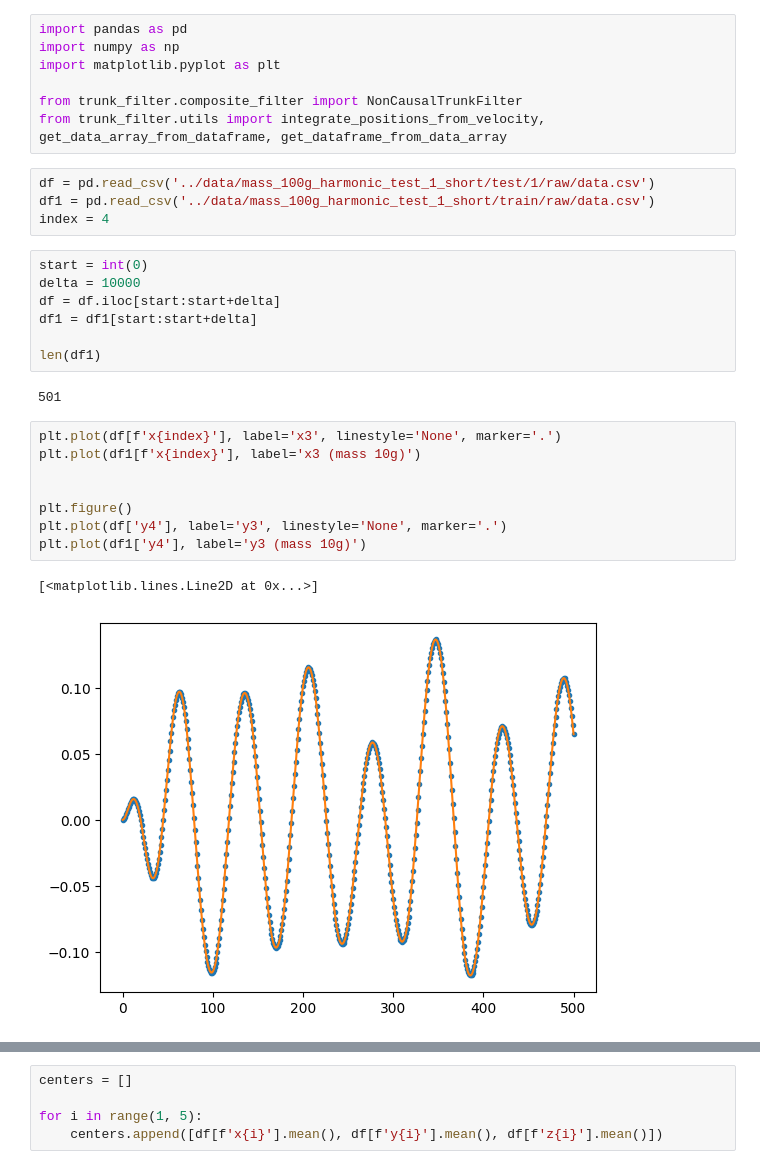
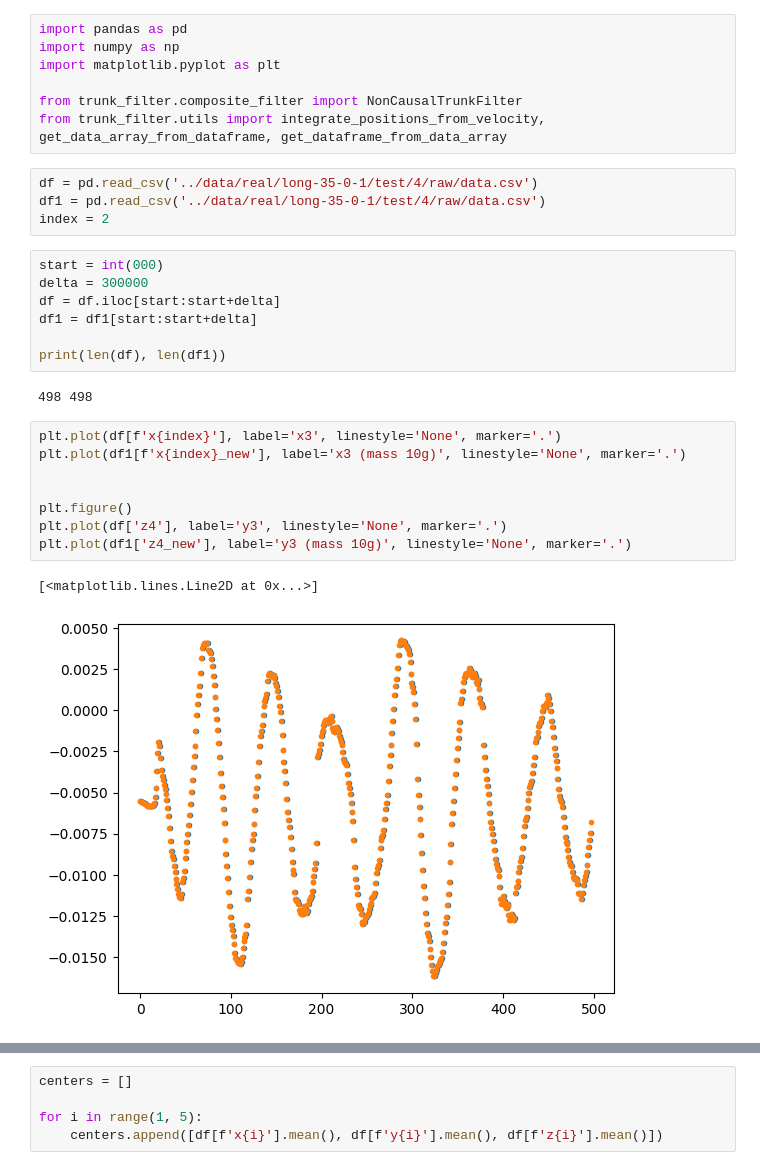
Before and after one commit to patrick-benito/trunk-gnn, a Jupyter notebook: scripts/visualize_dataset.ipynb, the cells around one changed output, grey strips where cells are left out. Saved outputs shown, nothing was run; the diff lists cells and outputs as text.

```diff
--- a/scripts/visualize_dataset.ipynb
+++ b/scripts/visualize_dataset.ipynb
@@ -6,26 +6,26 @@ import matplotlib.pyplot as plt
 from trunk_filter.composite_filter import NonCausalTrunkFilter
 from trunk_filter.utils import integrate_positions_from_velocity, get_data_array_from_dataframe, get_dataframe_from_data_array
 # %%
-df = pd.read_csv('../data/mass_100g_harmonic_test_1_short/test/1/raw/data.csv')
-df1 = pd.read_csv('../data/mass_100g_harmonic_test_1_short/train/raw/data.csv')
-index = 4
+df = pd.read_csv('../data/real/long-35-0-1/test/4/raw/data.csv')
+df1 = pd.read_csv('../data/real/long-35-0-1/test/4/raw/data.csv')
+index = 2
 # %%
-start = int(0)
-delta = 10000
+start = int(000)
+delta = 300000
 df = df.iloc[start:start+delta]
 df1 = df1[start:start+delta]
 
-len(df1)
+print(len(df), len(df1))
 # %% [output]
-501
+498 498
 # %%
 plt.plot(df[f'x{index}'], label='x3', linestyle='None', marker='.')
-plt.plot(df1[f'x{index}'], label='x3 (mass 10g)')
+plt.plot(df1[f'x{index}_new'], label='x3 (mass 10g)', linestyle='None', marker='.')
 
 
 plt.figure()
-plt.plot(df['y4'], label='y3', linestyle='None', marker='.')
-plt.plot(df1['y4'], label='y3 (mass 10g)')
+plt.plot(df['z4'], label='y3', linestyle='None', marker='.')
+plt.plot(df1['z4_new'], label='y3 (mass 10g)', linestyle='None', marker='.')
 # %% [output]
 [<matplotlib.lines.Line2D at 0x...>]
-[figure, old version]
+[figure, new version]
```
Also changed, not shown: parts of 11 cells of this notebook, 1 other file.
